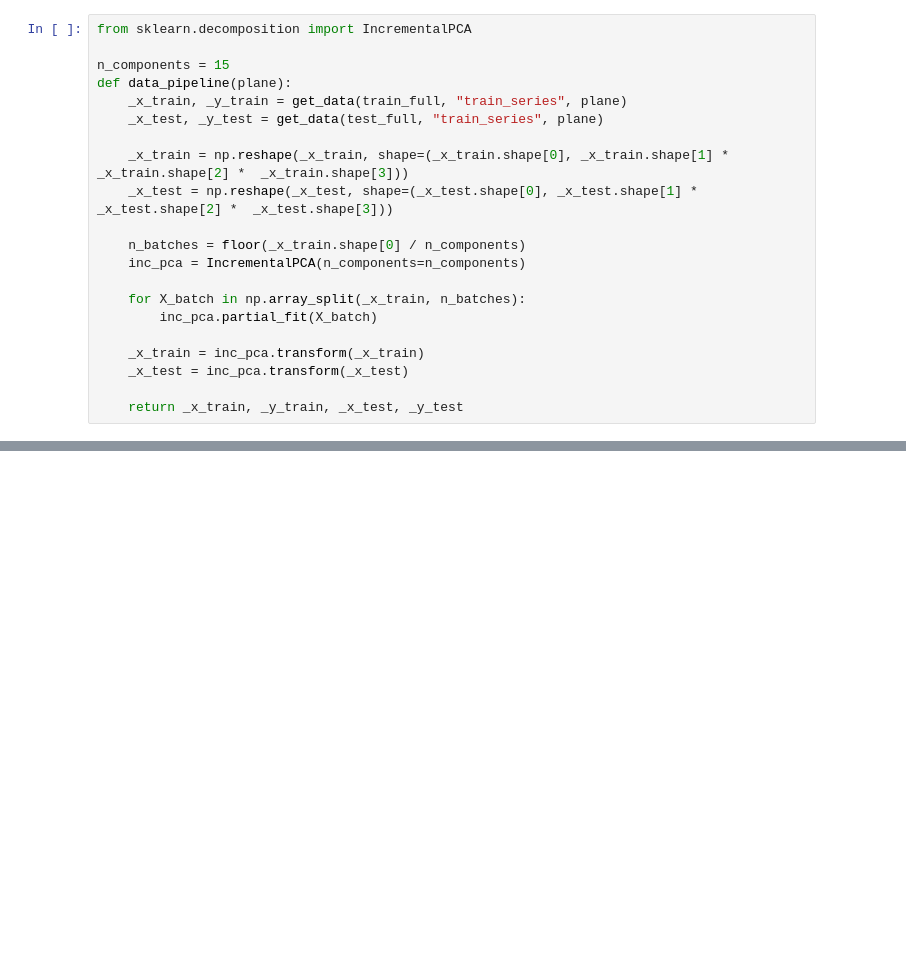
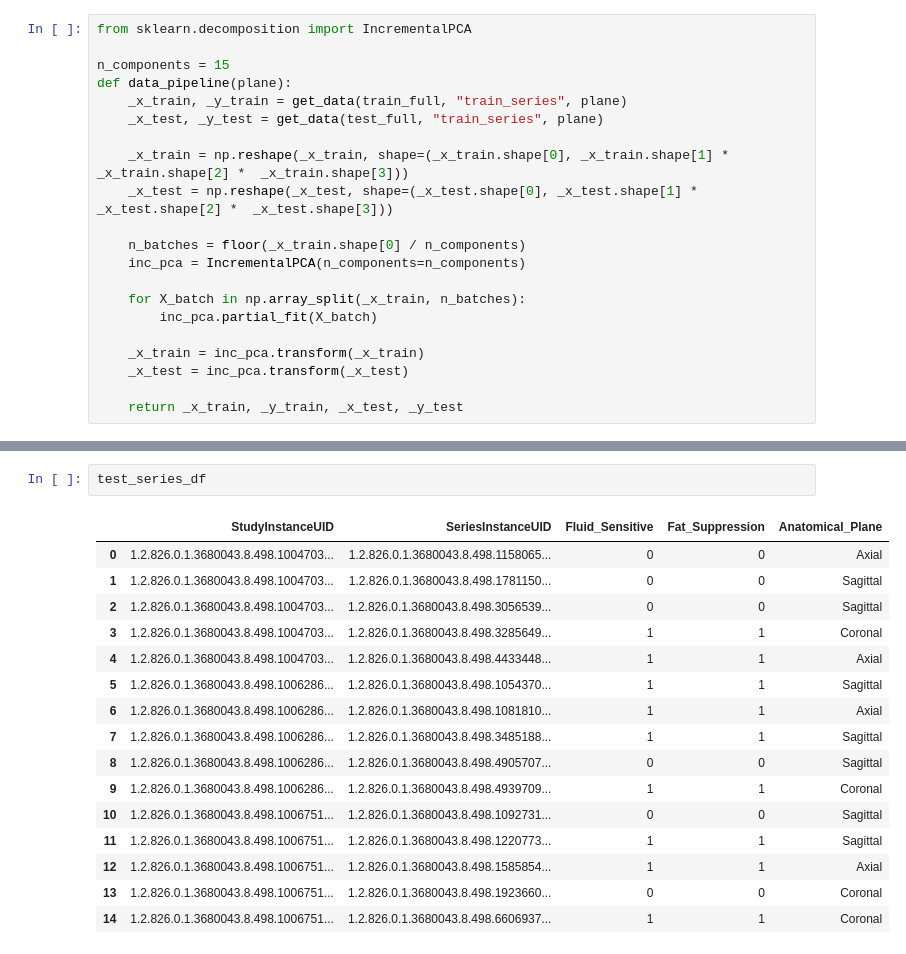
Before and after one commit to AntonioHollerman/RSNA_KneeAbnormalityDetection, a Jupyter notebook: basic_model_2.ipynb, the cells around one changed output, grey strips where cells are left out. Saved outputs shown, nothing was run; the diff lists cells and outputs as text; blank space fills up the shorter version.

```diff
--- a/basic_model_2.ipynb
+++ b/basic_model_2.ipynb
@@ -118,0 +179,19 @@ for i in range(len(target_columns)):
+# %%
+test_series_df
+# %% [output]
+|  | StudyInstanceUID | SeriesInstanceUID | Fluid_Sensitive | Fat_Suppression | Anatomical_Plane |
+| 0 | 1.2.826.0.1.3680043.8.498.1004703... | 1.2.826.0.1.3680043.8.498.1158065... | 0 | 0 | Axial |
+| 1 | 1.2.826.0.1.3680043.8.498.1004703... | 1.2.826.0.1.3680043.8.498.1781150... | 0 | 0 | Sagittal |
+| 2 | 1.2.826.0.1.3680043.8.498.1004703... | 1.2.826.0.1.3680043.8.498.3056539... | 0 | 0 | Sagittal |
+| 3 | 1.2.826.0.1.3680043.8.498.1004703... | 1.2.826.0.1.3680043.8.498.3285649... | 1 | 1 | Coronal |
+| 4 | 1.2.826.0.1.3680043.8.498.1004703... | 1.2.826.0.1.3680043.8.498.4433448... | 1 | 1 | Axial |
+| 5 | 1.2.826.0.1.3680043.8.498.1006286... | 1.2.826.0.1.3680043.8.498.1054370... | 1 | 1 | Sagittal |
+| 6 | 1.2.826.0.1.3680043.8.498.1006286... | 1.2.826.0.1.3680043.8.498.1081810... | 1 | 1 | Axial |
+| 7 | 1.2.826.0.1.3680043.8.498.1006286... | 1.2.826.0.1.3680043.8.498.3485188... | 1 | 1 | Sagittal |
+| 8 | 1.2.826.0.1.3680043.8.498.1006286... | 1.2.826.0.1.3680043.8.498.4905707... | 0 | 0 | Sagittal |
+| 9 | 1.2.826.0.1.3680043.8.498.1006286... | 1.2.826.0.1.3680043.8.498.4939709... | 1 | 1 | Coronal |
+| 10 | 1.2.826.0.1.3680043.8.498.1006751... | 1.2.826.0.1.3680043.8.498.1092731... | 0 | 0 | Sagittal |
+| 11 | 1.2.826.0.1.3680043.8.498.1006751... | 1.2.826.0.1.3680043.8.498.1220773... | 1 | 1 | Sagittal |
+| 12 | 1.2.826.0.1.3680043.8.498.1006751... | 1.2.826.0.1.3680043.8.498.1585854... | 1 | 1 | Axial |
+| 13 | 1.2.826.0.1.3680043.8.498.1006751... | 1.2.826.0.1.3680043.8.498.1923660... | 0 | 0 | Coronal |
+| 14 | 1.2.826.0.1.3680043.8.498.1006751... | 1.2.826.0.1.3680043.8.498.6606937... | 1 | 1 | Coronal |
```
Also changed, not shown: parts of 6 cells of this notebook, 5 other files.
